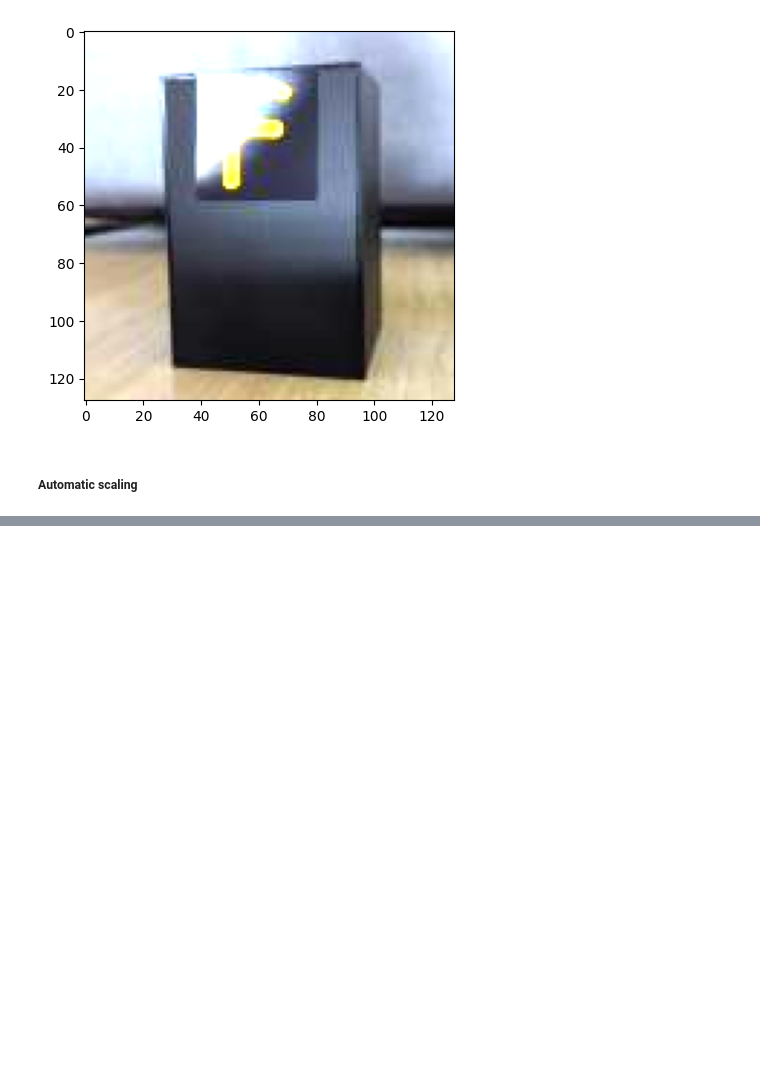
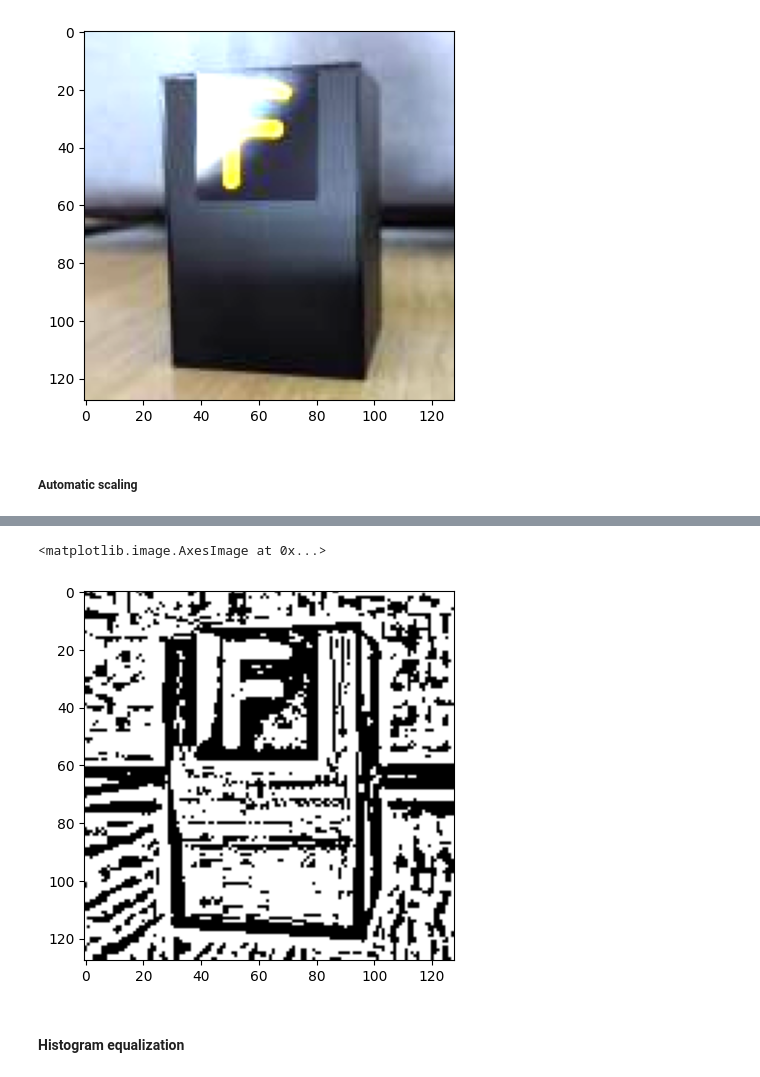
Before and after one commit to wwaihoe/mdp-image-recognition, a Jupyter notebook: image_preprocessing.ipynb, the cells around one changed output, grey strips where cells are left out. Saved outputs shown, nothing was run; the diff lists cells and outputs as text; code cells hidden in the pictures; blank space fills up the shorter version.

```diff
--- a/image_preprocessing.ipynb
+++ b/image_preprocessing.ipynb
@@ -78,0 +104,15 @@ plt.imshow(rgb_image)
+# %%
+# convert img to grayscale
+gray = cv2.cvtColor(image, cv2.COLOR_BGR2GRAY)
+
+# do adaptive threshold on gray image
+adap_thresh = cv2.adaptiveThreshold(gray, 255, cv2.ADAPTIVE_THRESH_GAUSSIAN_C, cv2.THRESH_BINARY, 11, 1)
+# %%
+#convert from BGR to RGB
+rgb_image = cv2.cvtColor(adap_thresh, cv2.COLOR_BGR2RGB)
+plt.imshow(rgb_image)
+# %% [output]
+<matplotlib.image.AxesImage at 0x...>
+[figure, added]
+# %% [markdown]
+#### Histogram equalization
```
Also changed, not shown: parts of 13 cells of this notebook.
